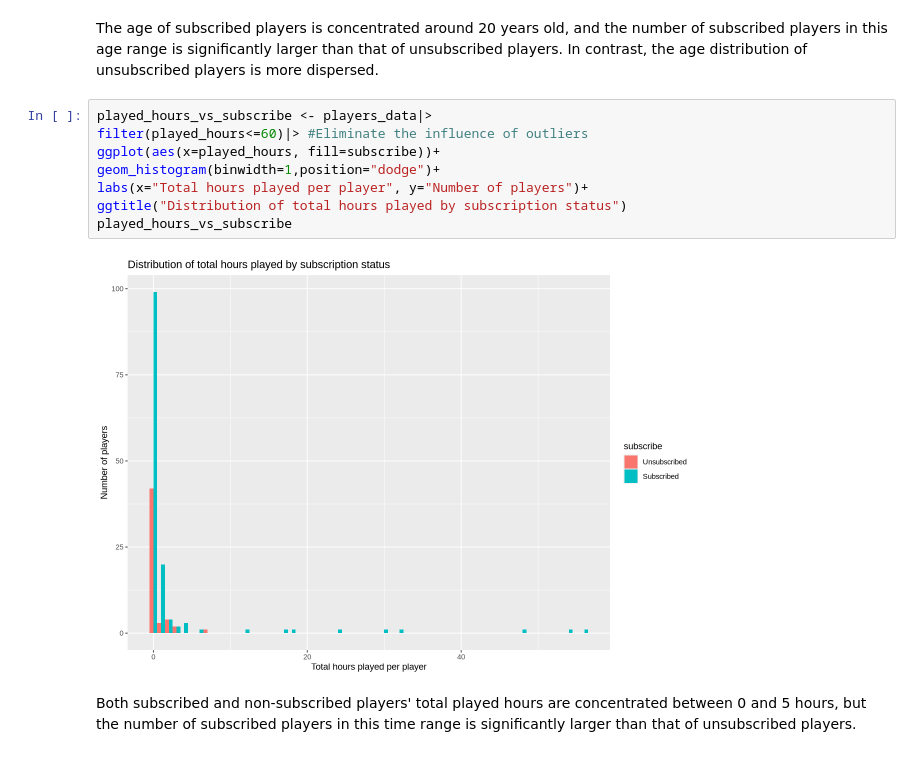
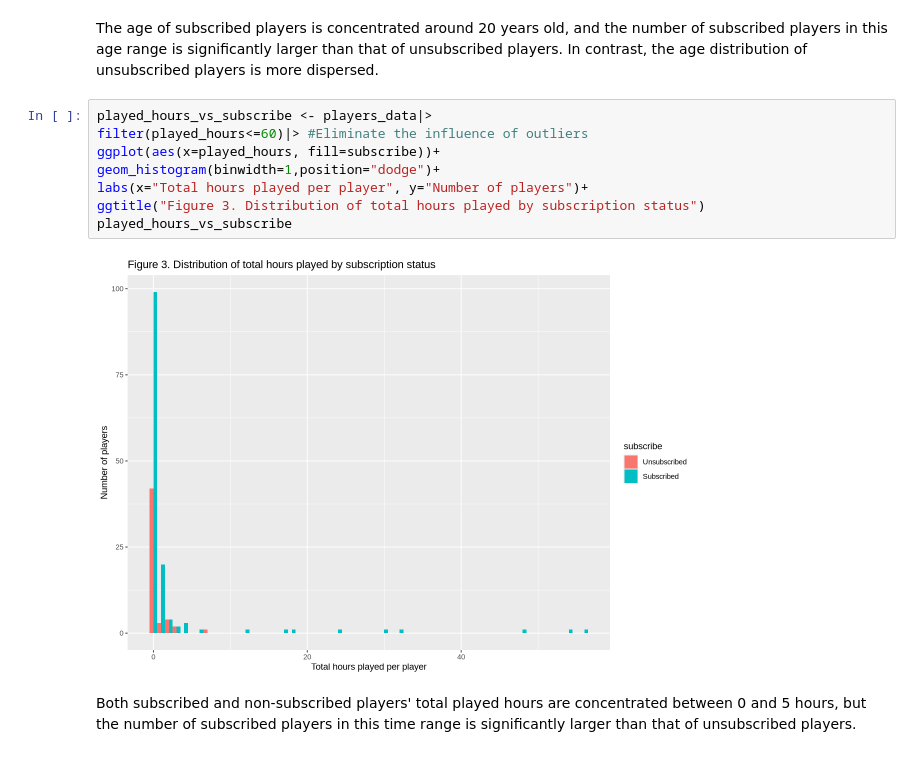
Before and after one commit to katelynteng/group_2_final_project, a Jupyter notebook: group_2_final_project.ipynb, the cells around one changed output. Drawn from its saved outputs; the diff is of its cells as text.

```diff
--- a/group_2_final_project.ipynb
+++ b/group_2_final_project.ipynb
@@ -206,13 +206,13 @@ The age of subscribed players is concentrated around 20 years old, and the numbe
 # %%
 played_hours_vs_subscribe <- players_data|>
 filter(played_hours<=60)|> #Eliminate the influence of outliers
 ggplot(aes(x=played_hours, fill=subscribe))+
 geom_histogram(binwidth=1,position="dodge")+
 labs(x="Total hours played per player", y="Number of players")+
-ggtitle("Distribution of total hours played by subscription status")
+ggtitle("Figure 3. Distribution of total hours played by subscription status")
 played_hours_vs_subscribe
 # %% [output]
-[figure, old version]
+[figure, new version]
 # %% [markdown]
 Both subscribed and non-subscribed players' total played hours are concentrated between 0 and 5 hours, but the number of subscribed players in this time range is significantly larger than that of unsubscribed players.
 # %% [markdown]
```
Also changed, not shown: parts of 4 cells of this notebook.
